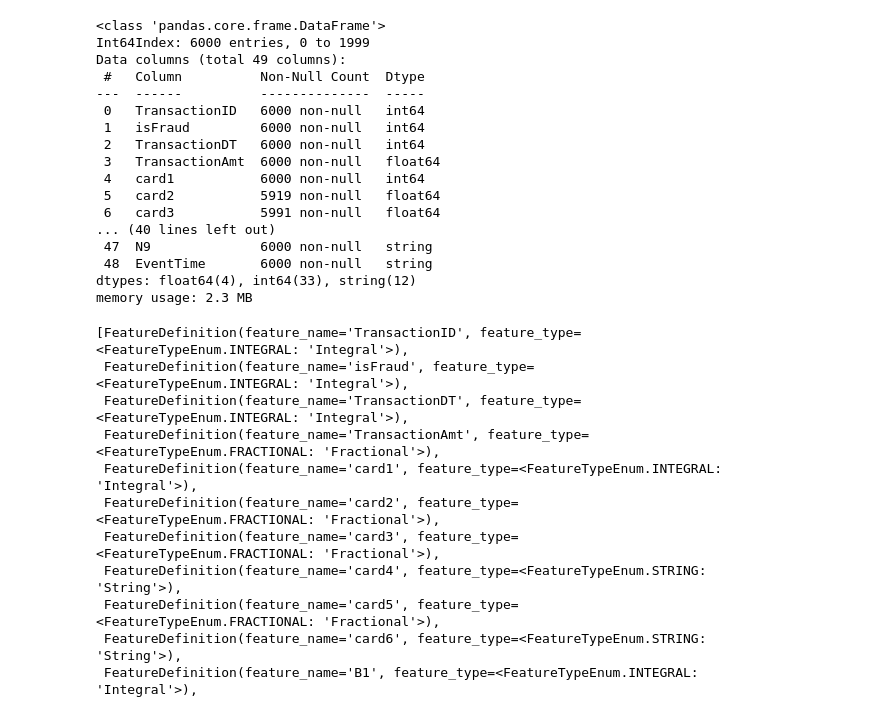
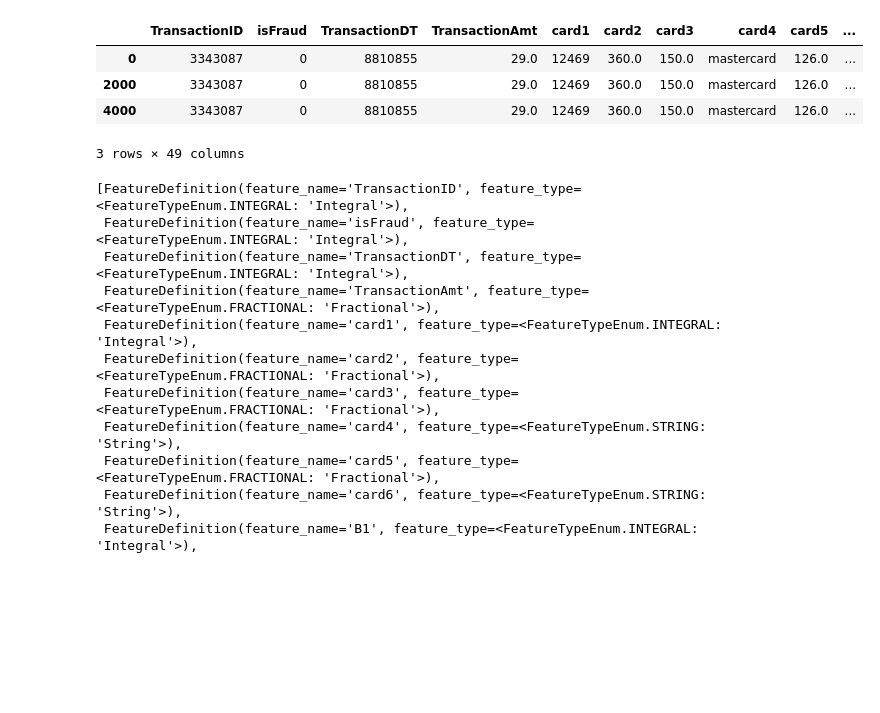
Before and after one commit to marshmellow77/sm-feature-store-backfill, a Jupyter notebook: s3-backfill_sync-with-online-store.ipynb, the cells around one changed output. Cells and saved outputs as stored; diff of their text form; code cells hidden in the pictures; blank space fills up the shorter version.

```diff
--- a/s3-backfill_sync-with-online-store.ipynb
+++ b/s3-backfill_sync-with-online-store.ipynb
@@ -16,7 +16,7 @@ def str_time_prop(start, end, format):
     return time.strftime(format, time.localtime(ptime))
 
 def random_date(start, end):
-    return str_time_prop(start, end, "%Y-%m-%d'T'%H:%M:%SZ")
+    return str_time_prop(start, end, "%Y-%m-%dT%H:%M:%SZ")
 # %%
 df = pd.DataFrame()
 random.seed(42)
@@ -38 +42,9 @@ for i in range(3):
     df = df.append(df_tmp)
+# %%
+df[df['TransactionID'] == 3343087]
+# %% [output]
+|  | TransactionID | isFraud | TransactionDT | TransactionAmt | card1 | card2 | card3 | card4 | card5 | ... |
+| 0 | 3343087 | 0 | 8810855 | 29.0 | 12469 | 360.0 | 150.0 | mastercard | 126.0 | ... |
+| 2000 | 3343087 | 0 | 8810855 | 29.0 | 12469 | 360.0 | 150.0 | mastercard | 126.0 | ... |
+| 4000 | 3343087 | 0 | 8810855 | 29.0 | 12469 | 360.0 | 150.0 | mastercard | 126.0 | ... |
+3 rows × 49 columns
@@ -46,20 +61,0 @@ cast_object_to_string(df)
-# %%
-df.info()
-# %% [output]
-<class 'pandas.core.frame.DataFrame'>
-Int64Index: 6000 entries, 0 to 1999
-Data columns (total 49 columns):
- #   Column          Non-Null Count  Dtype
----  ------          --------------  -----
- 0   TransactionID   6000 non-null   int64
- 1   isFraud         6000 non-null   int64
- 2   TransactionDT   6000 non-null   int64
- 3   TransactionAmt  6000 non-null   float64
- 4   card1           6000 non-null   int64
- 5   card2           5919 non-null   float64
- 6   card3           5991 non-null   float64
-... (40 lines left out)
- 47  N9              6000 non-null   string
- 48  EventTime       6000 non-null   string
-dtypes: float64(4), int64(33), string(12)
-memory usage: 2.3 MB
```
Also changed, not shown: parts of 22 cells of this notebook, 1 other file.
